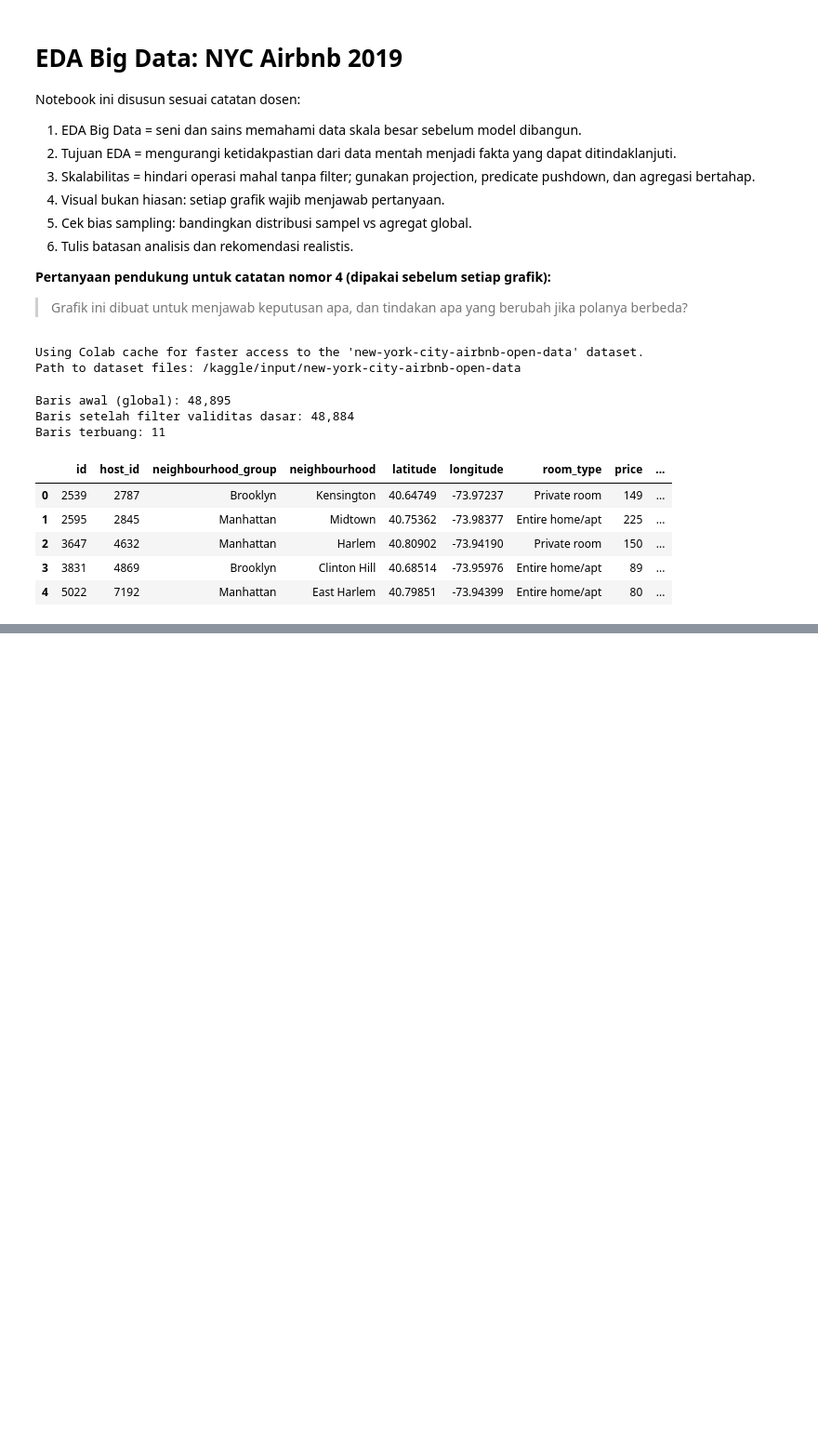
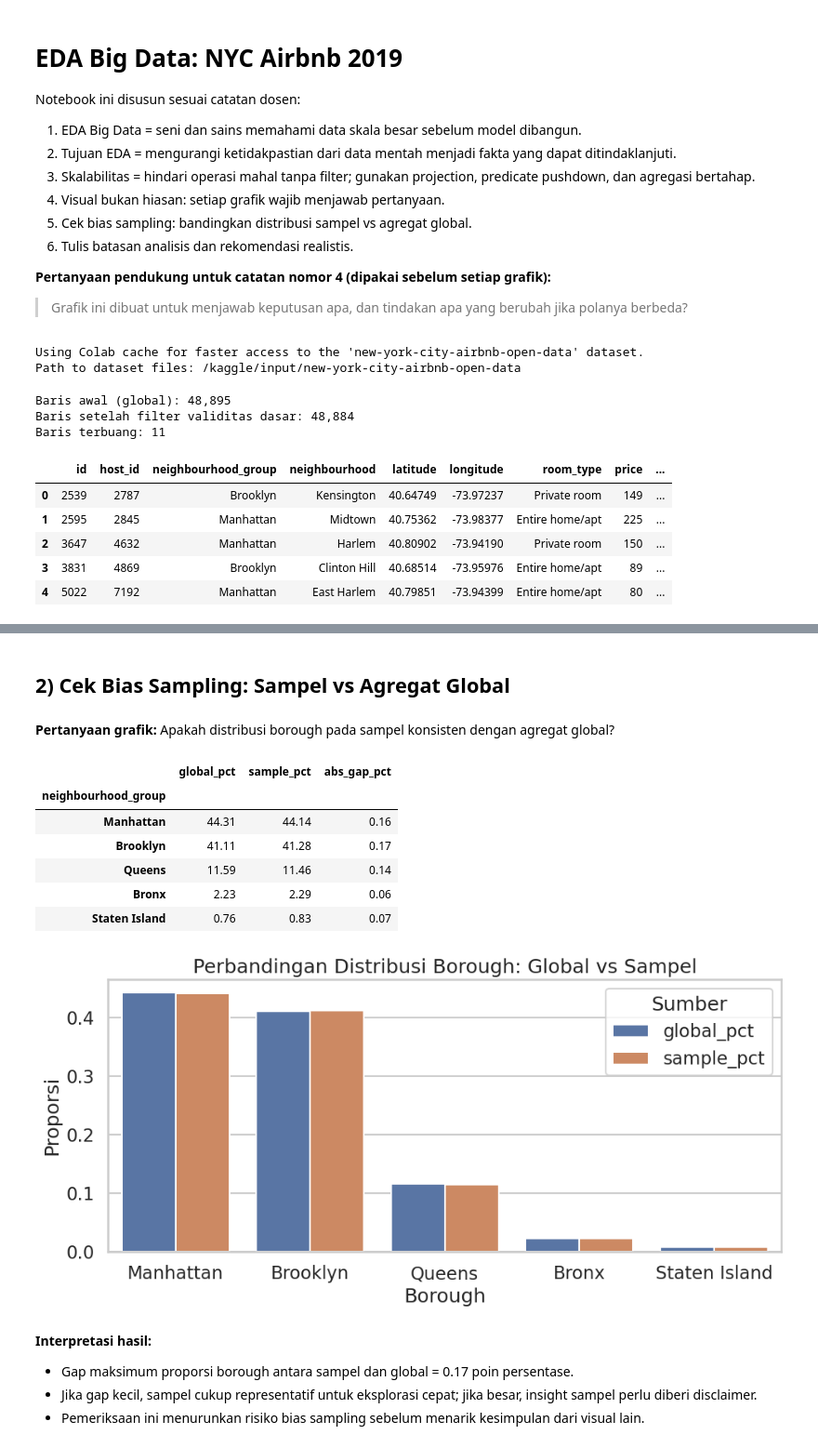
Before and after one commit to erlanggadewasakti/Analitik-Big-Data-Lanjut, a Jupyter notebook: eda.ipynb, the cells around one changed output, grey strips where cells are left out. Shown at 93% size. Cells and saved outputs as stored; diff of their text form; code cells hidden in the pictures; blank space fills up the shorter version.

```diff
--- a/eda.ipynb
+++ b/eda.ipynb
@@ -676,0 +202,64 @@ display(
+# %%
+section("2) Cek Bias Sampling: Sampel vs Agregat Global")
+
+# Ambil sampel terkontrol untuk simulasi kerja skala besar
+sample_frac = 0.20
+sample_df = df.sample(frac=sample_frac, random_state=42)
+
+ask_plot("Apakah distribusi borough pada sampel konsisten dengan agregat global?")
+
+global_borough = df["neighbourhood_group"].value_counts(normalize=True).rename("global_pct")
+sample_borough = sample_df["neighbourhood_group"].value_counts(normalize=True).rename("sample_pct")
+borough_compare = (
+    pd.concat([global_borough, sample_borough], axis=1)
+    .fillna(0)
+    .assign(abs_gap_pct=lambda x: (x["global_pct"] - x["sample_pct"]).abs() * 100)
+    .sort_values("global_pct", ascending=False)
+)
+
+borough_display = borough_compare.copy()
+borough_display[["global_pct", "sample_pct"]] = borough_display[["global_pct", "sample_pct"]] * 100
+display(borough_display.round(2))
+
+borough_plot = borough_compare.reset_index()
+first_col = borough_plot.columns[0]
+borough_plot = borough_plot.rename(columns={first_col: "borough"})
+borough_plot = borough_plot.melt(
+    id_vars="borough",
+    value_vars=["global_pct", "sample_pct"],
+    var_name="sumber",
+    value_name="proporsi",
+)
+
+plt.figure(figsize=(10, 5))
+sns.barplot(data=borough_plot, x="borough", y="proporsi", hue="sumber")
+plt.title("Perbandingan Distribusi Borough: Global vs Sampel")
+plt.ylabel("Proporsi")
+plt.xlabel("Borough")
+plt.legend(title="Sumber")
+plt.tight_layout()
+plt.show()
+
+max_gap_borough = borough_compare["abs_gap_pct"].max()
+explain_plot(
+    [
+        f"Gap maksimum proporsi borough antara sampel dan global = {fmt_num(max_gap_borough)} poin persentase.",
+        "Jika gap kecil, sampel cukup representatif untuk eksplorasi cepat; jika besar, insight sampel perlu diberi disclaimer.",
+        "Pemeriksaan ini menurunkan risiko bias sampling sebelum menarik kesimpulan dari visual lain.",
+    ]
+)
+# %% [output]
+## 2) Cek Bias Sampling: Sampel vs Agregat Global
+**Pertanyaan grafik:** Apakah distribusi borough pada sampel konsisten dengan agregat global?
+|  | global_pct | sample_pct | abs_gap_pct |
+| neighbourhood_group |  |  |  |
+| Manhattan | 44.31 | 44.14 | 0.16 |
+| Brooklyn | 41.11 | 41.28 | 0.17 |
+| Queens | 11.59 | 11.46 | 0.14 |
+| Bronx | 2.23 | 2.29 | 0.06 |
+| Staten Island | 0.76 | 0.83 | 0.07 |
+[figure, added]
+**Interpretasi hasil:**
+- Gap maksimum proporsi borough antara sampel dan global = 0.17 poin persentase.
+- Jika gap kecil, sampel cukup representatif untuk eksplorasi cepat; jika besar, insight sampel perlu diberi disclaimer.
+- Pemeriksaan ini menurunkan risiko bias sampling sebelum menarik kesimpulan dari visual lain.
```
Also changed, not shown: parts of 13 cells of this notebook.
